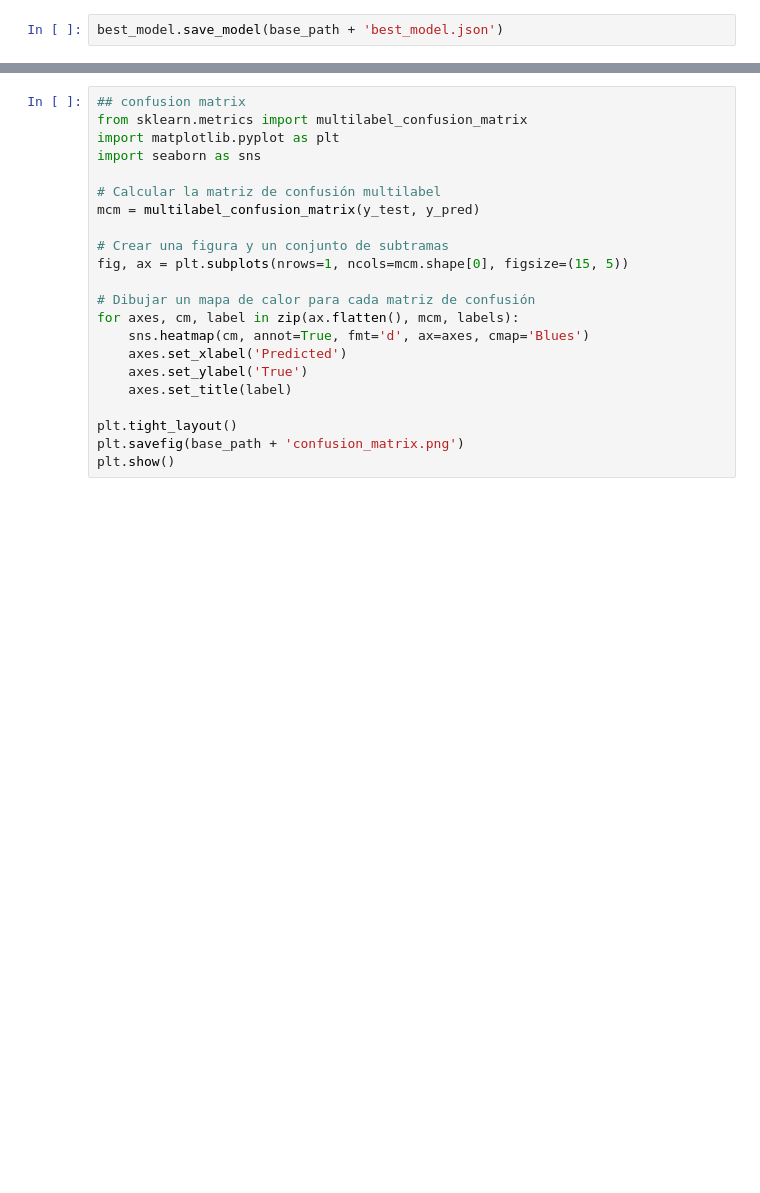
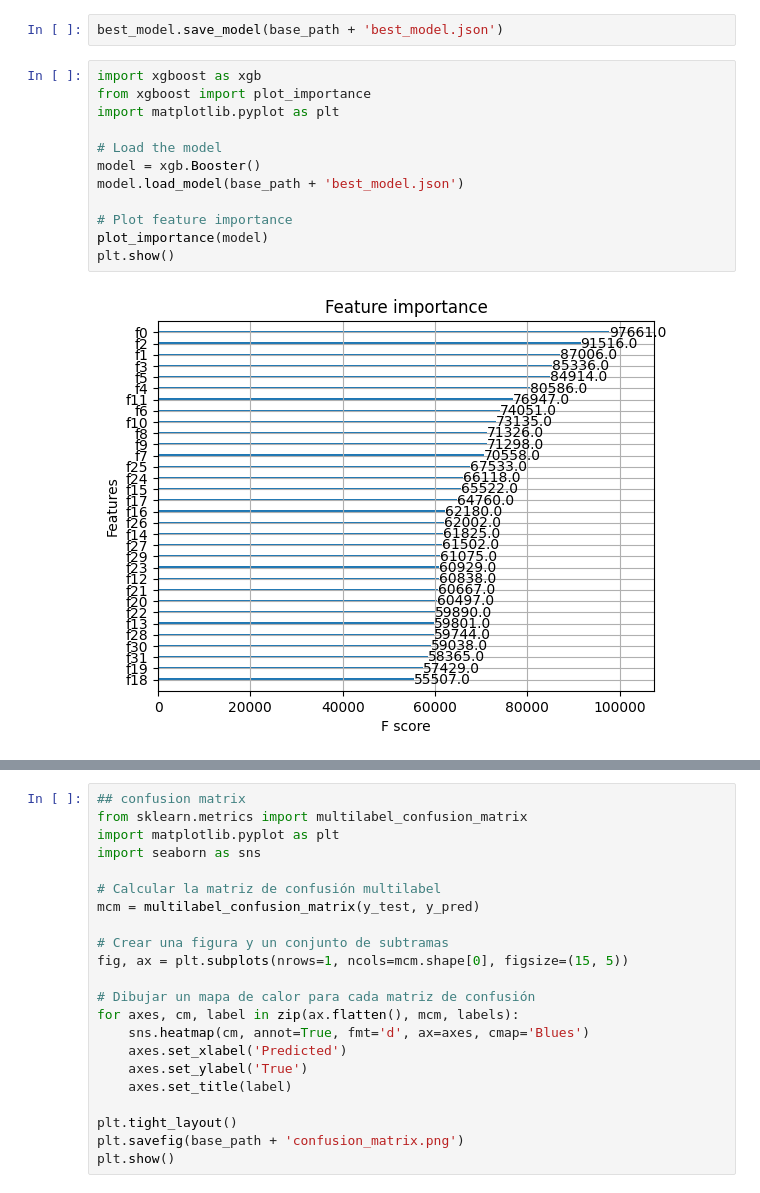
Before and after one commit to jpoolcen/homeworks, a Jupyter notebook: project_final/xgboost.ipynb, the cells around one changed output, grey strips where cells are left out. Saved outputs shown, nothing was run; the diff lists cells and outputs as text; blank space fills up the shorter version.

```diff
--- a/project_final/xgboost.ipynb
+++ b/project_final/xgboost.ipynb
@@ -272,3 +218,17 @@ XGBClassifier(alpha=0, base_score=None, booster=None, callbacks=None,
               monotone_constraints=None, multi_strategy=None, ...)
 # %%
 best_model.save_model(base_path + 'best_model.json')
+# %%
+import xgboost as xgb
+from xgboost import plot_importance
+import matplotlib.pyplot as plt
+
+# Load the model
+model = xgb.Booster()
+model.load_model(base_path + 'best_model.json')
+
+# Plot feature importance
+plot_importance(model)
+plt.show()
+# %% [output]
+[figure, added]
```
Also changed, not shown: parts of 30 cells of this notebook, 2 other files.
